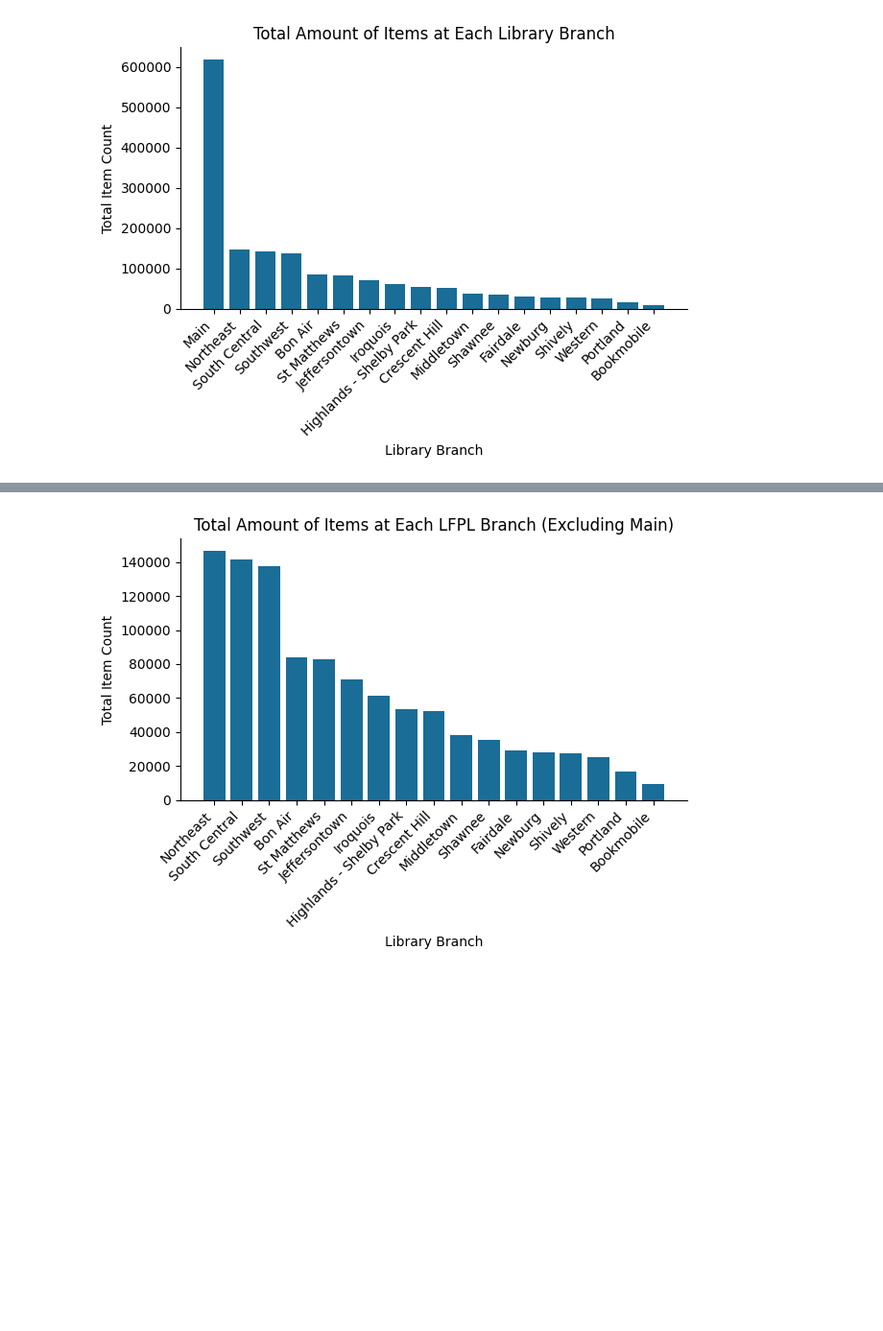
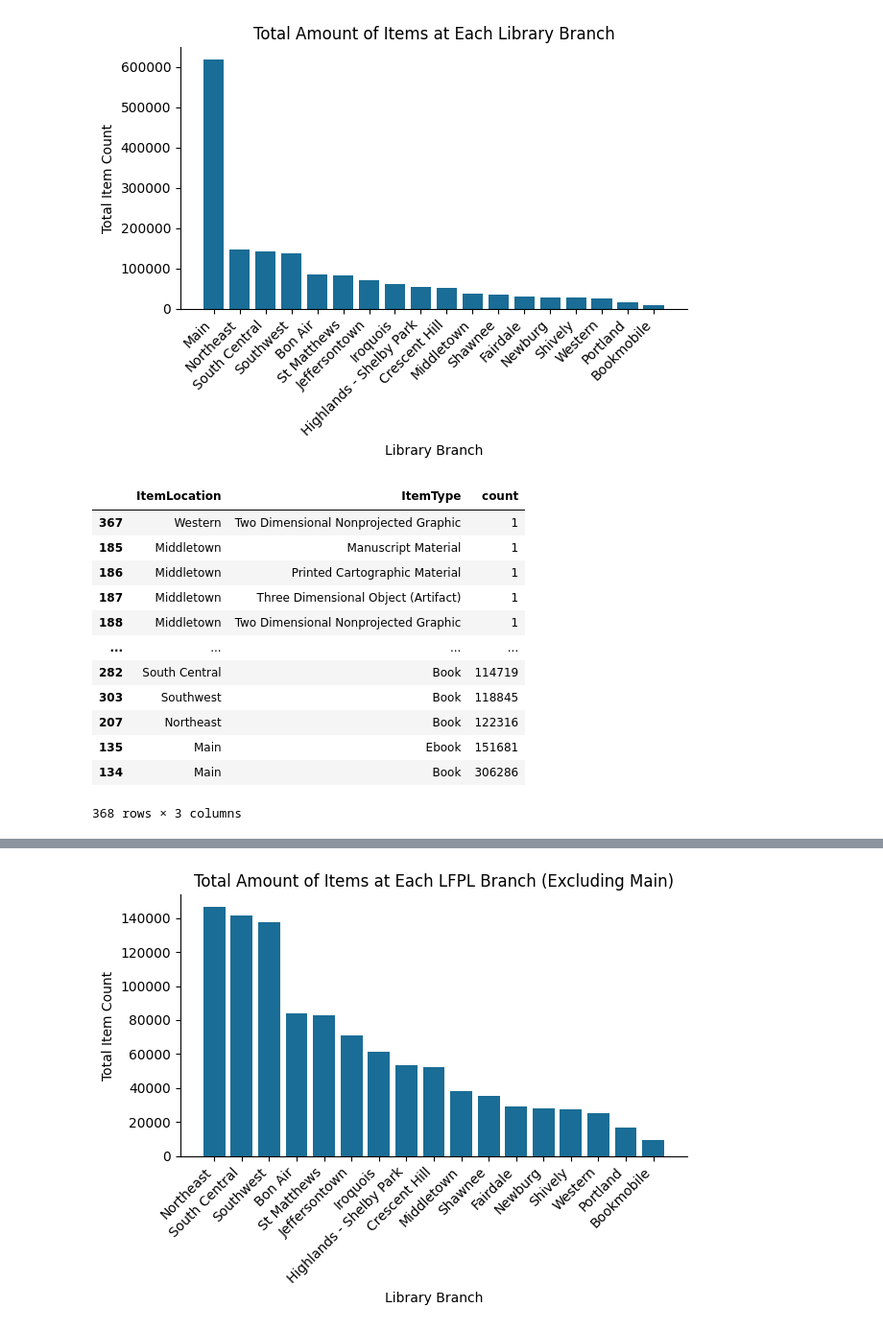
Before and after one commit to btl930/louisville_library_inventory_analysis, a Jupyter notebook: notebook/louisville_library_inventory_analysis.ipynb, the cells around one changed output, grey strips where cells are left out. Shown at 96% size. Cells and saved outputs as stored; diff of their text form; code cells hidden in the pictures; blank space fills up the shorter version.

```diff
--- a/notebook/louisville_library_inventory_analysis.ipynb
+++ b/notebook/louisville_library_inventory_analysis.ipynb
@@ -336,3 +342,20 @@ plt.savefig('../plots/TotalItemAtEachBranchBar.png')
 plt.show()
 # %% [output]
 [figure]
+# %%
+items_per_branch = df.groupby('ItemLocation')['ItemType'].value_counts().reset_index().sort_values(by='count', ascending=True)
+items_per_branch
+# %% [output]
+|  | ItemLocation | ItemType | count |
+| 367 | Western | Two Dimensional Nonprojected Graphic | 1 |
+| 185 | Middletown | Manuscript Material | 1 |
+| 186 | Middletown | Printed Cartographic Material | 1 |
+| 187 | Middletown | Three Dimensional Object (Artifact) | 1 |
+| 188 | Middletown | Two Dimensional Nonprojected Graphic | 1 |
+| ... | ... | ... | ... |
+| 282 | South Central | Book | 114719 |
+| 303 | Southwest | Book | 118845 |
+| 207 | Northeast | Book | 122316 |
+| 135 | Main | Ebook | 151681 |
+| 134 | Main | Book | 306286 |
+368 rows × 3 columns
```
Also changed, not shown: parts of 16 cells of this notebook, 3 other files.
